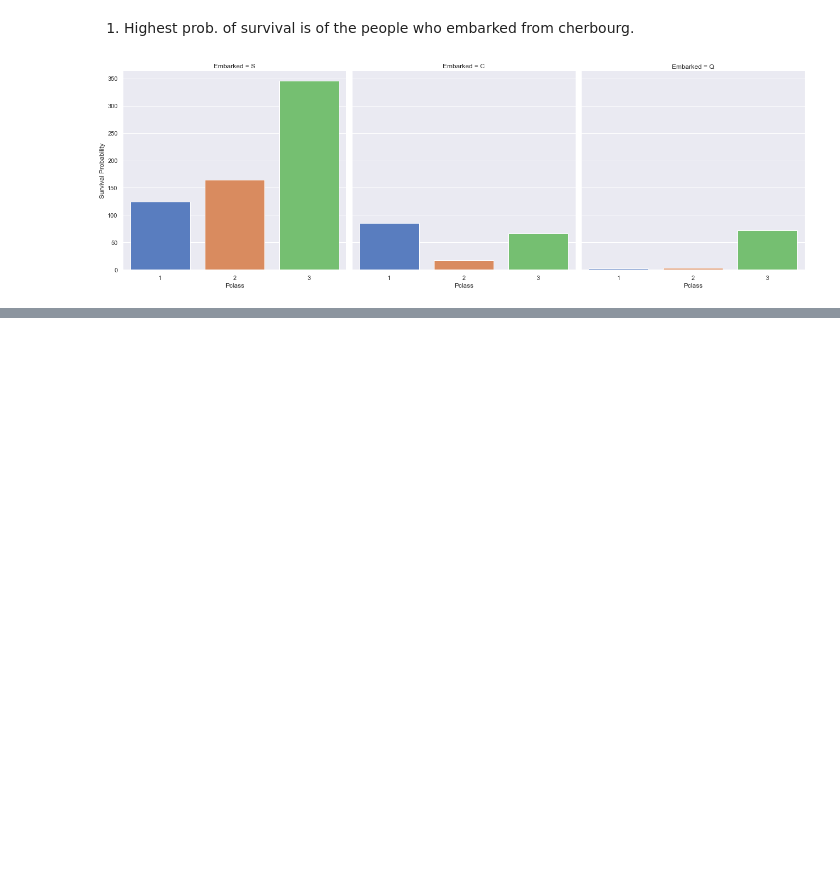
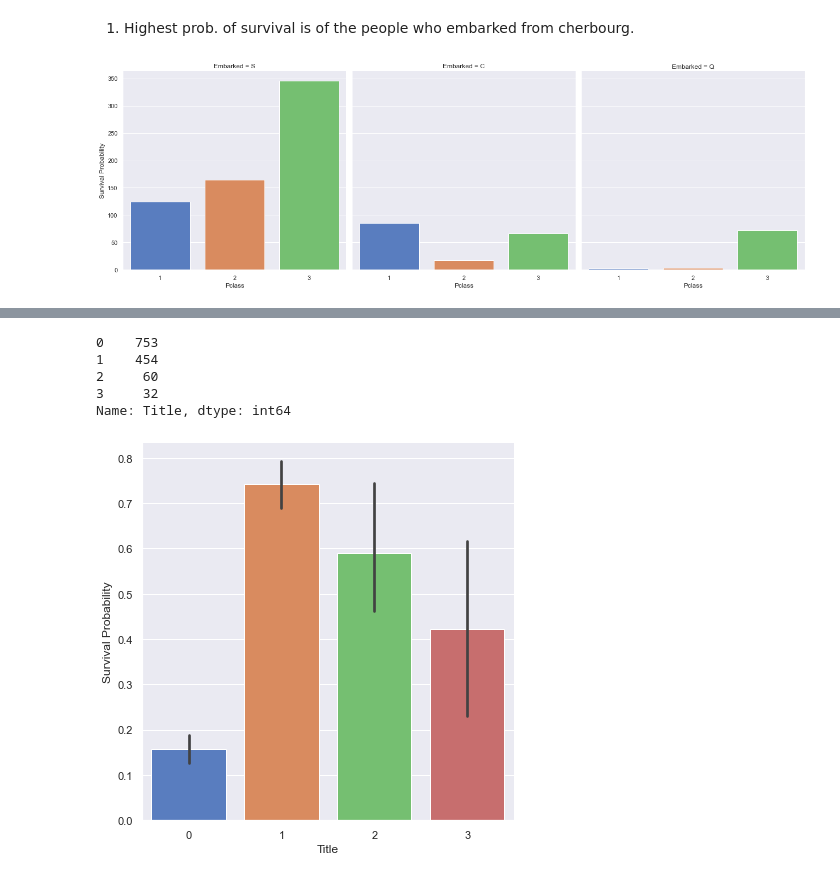
Before and after one commit to pksvv/MLEnsemble, a Jupyter notebook: Titanic.ipynb, the cells around one changed output, grey strips where cells are left out. Cells and saved outputs as stored; diff of their text form; code cells hidden in the pictures; blank space fills up the shorter version.

```diff
--- a/Titanic.ipynb
+++ b/Titanic.ipynb
@@ -310,0 +370,3 @@ g = g.set_ylabels('Survival Probability')
+# %%
+s = df['Name'][0]
+s.split(',')[1].strip().split('.')[0]
@@ -310,0 +375,2 @@ g = g.set_ylabels('Survival Probability')
+# %%
+df['Title'] = [s.split(',')[1].strip().split('.')[0] for s in df['Name']]
@@ -310,0 +408,14 @@ g = g.set_ylabels('Survival Probability')
+# %%
+df['Title'] = df['Title'].replace(['Don',
+                                   'Rev',
+                                   'Col',
+                                   'Major',
+                                   'Capt',
+                                   'Jonkheer',
+                                   'the Countess',
+                                   'Sir',
+                                   'Dona',
+                                   'Lady',
+                                   'Dr',
+                                   'Mme',
+                                   'Mlle'],'Rare')
@@ -310,0 +432,20 @@ g = g.set_ylabels('Survival Probability')
+# %%
+df['Title'] = df['Title'].map({'Mr':0,'Miss':1,'Mrs':1,'Ms':1,'Master':2,'Rare':3})
+# %%
+df['Title'].value_counts()
+# %% [output]
+0    753
+1    454
+2     60
+3     32
+Name: Title, dtype: int64
+# %%
+g = sns.factorplot(x='Title',
+                   y='Survived',
+                   data=df,
+                   kind='bar',
+                   palette='muted',
+                   size=6)
+g = g.set_ylabels('Survival Probability')
+# %% [output]
+[figure, added]
```
Also changed, not shown: parts of 50 cells of this notebook.
